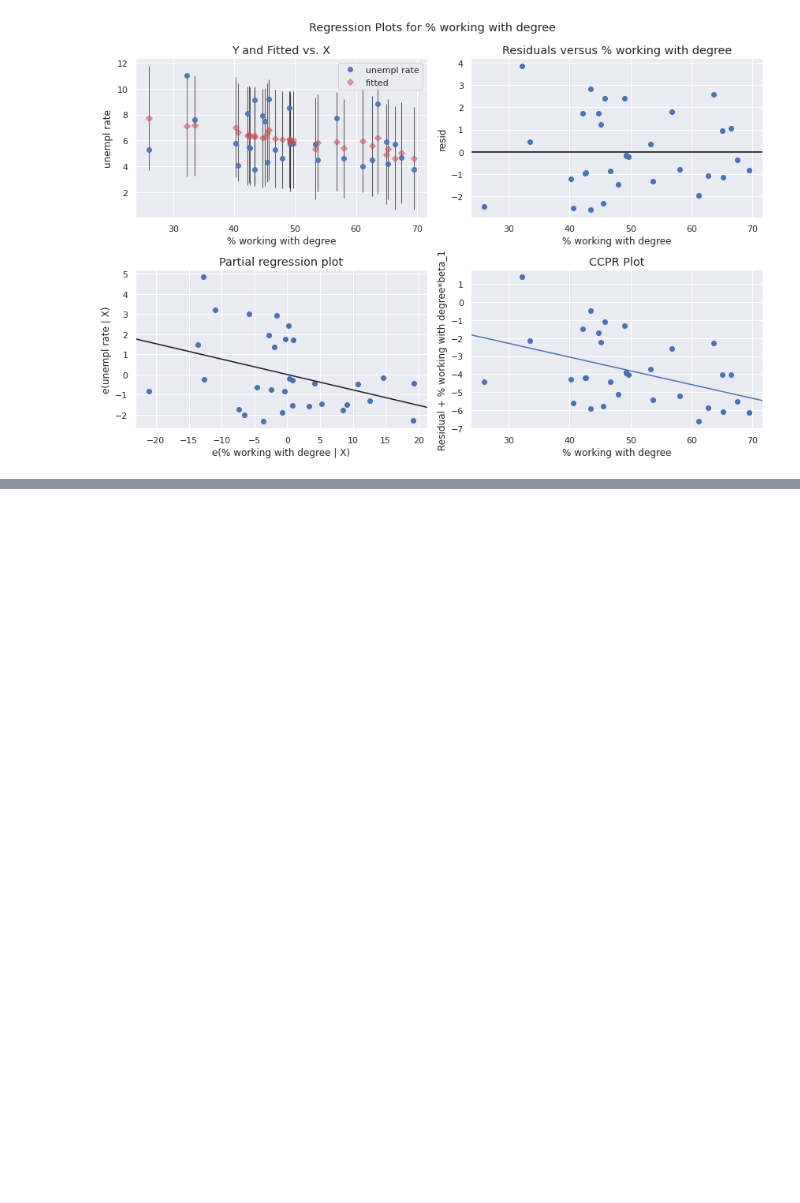
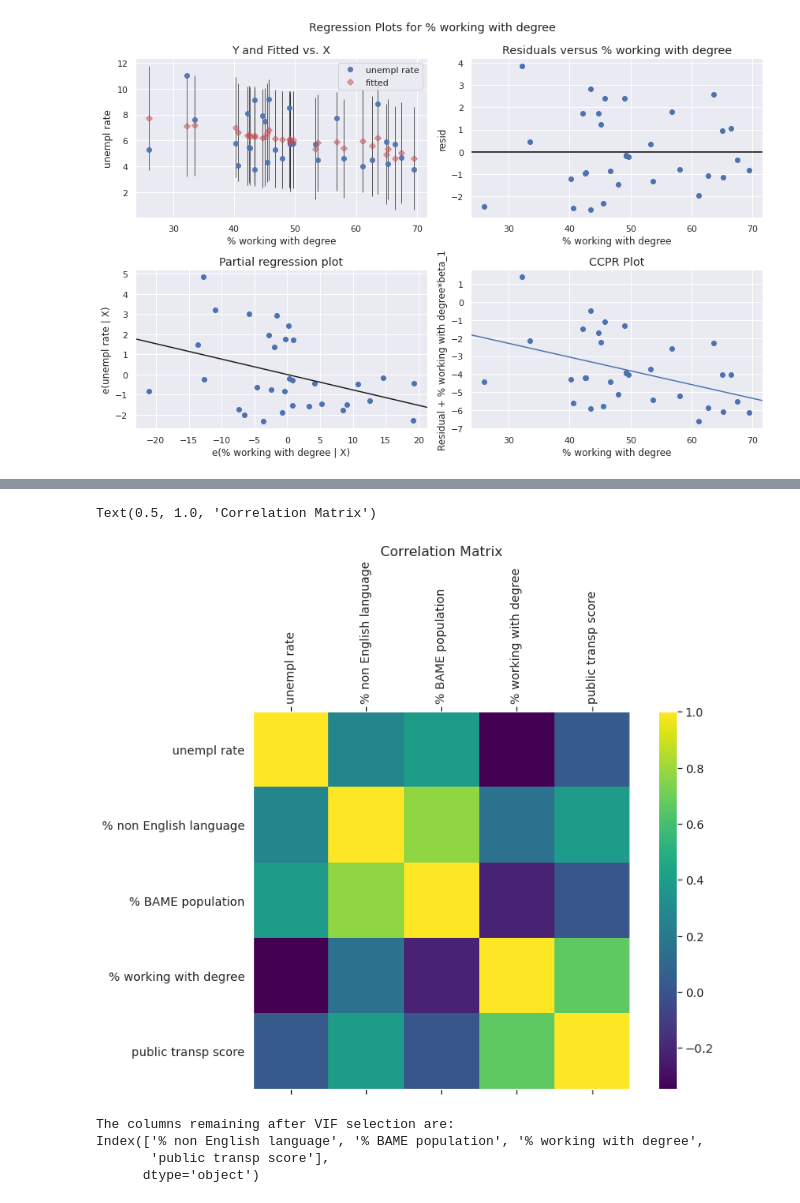
Before and after one commit to DaphneBdn/CASA0007_QM_Group_Presentation, a Jupyter notebook: prelim_regression_model.ipynb, the cells around one changed output, grey strips where cells are left out. Cells and saved outputs as stored; diff of their text form; code cells hidden in the pictures; blank space fills up the shorter version.

```diff
--- a/prelim_regression_model.ipynb
+++ b/prelim_regression_model.ipynb
@@ -493,0 +545,24 @@ fig = sm.graphics.plot_regress_exog(model_dfC, '% working with degree', fig=fig)
+# %%
+plt.rcParams["axes.grid"] = False
+f = plt.figure(figsize=(12, 8))
+plt.matshow(dfD.corr(), fignum=f.number, cmap='viridis')
+plt.xticks(range(dfD.shape[1]), dfD.columns, fontsize=14, rotation=90)
+plt.yticks(range(dfD.shape[1]), dfD.columns, fontsize=14)
+cb = plt.colorbar()
+cb.ax.tick_params(labelsize=14)
+plt.title('Correlation Matrix', fontsize=16)
+# %% [output]
+Text(0.5, 1.0, 'Correlation Matrix')
+[figure, added]
+# %%
+# using VIF to drop highly correlated variables
+
+df_predictors_selected_VIF = drop_column_using_vif_(dfD.drop('unempl rate', axis=1), thresh=5)
+# Note that there is a 'while' loop in the drop_column_using_vif_. In each iteration, one variable is dropped.
+print("The columns remaining after VIF selection are:")
+print(df_predictors_selected_VIF.columns)
+# %% [output]
+The columns remaining after VIF selection are:
+Index(['% non English language', '% BAME population', '% working with degree',
+       'public transp score'],
+      dtype='object')
```
Also changed, not shown: parts of 22 cells of this notebook.
